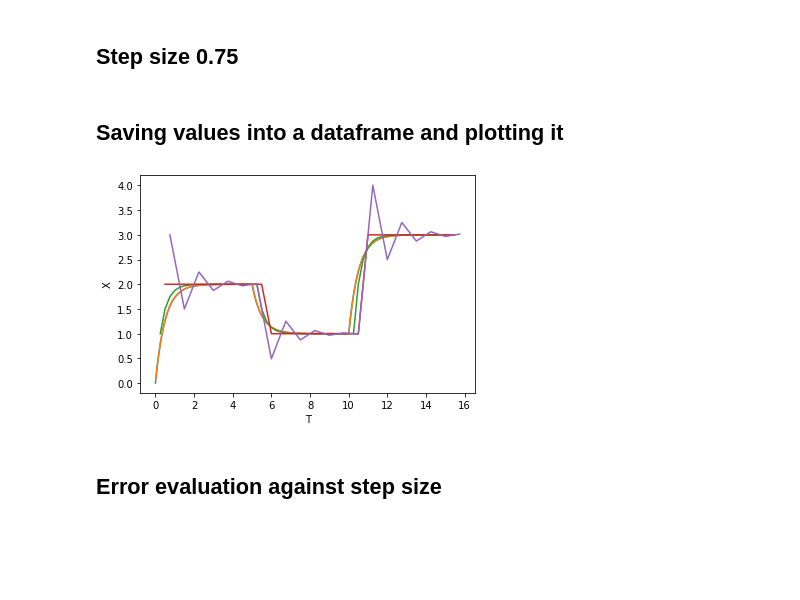
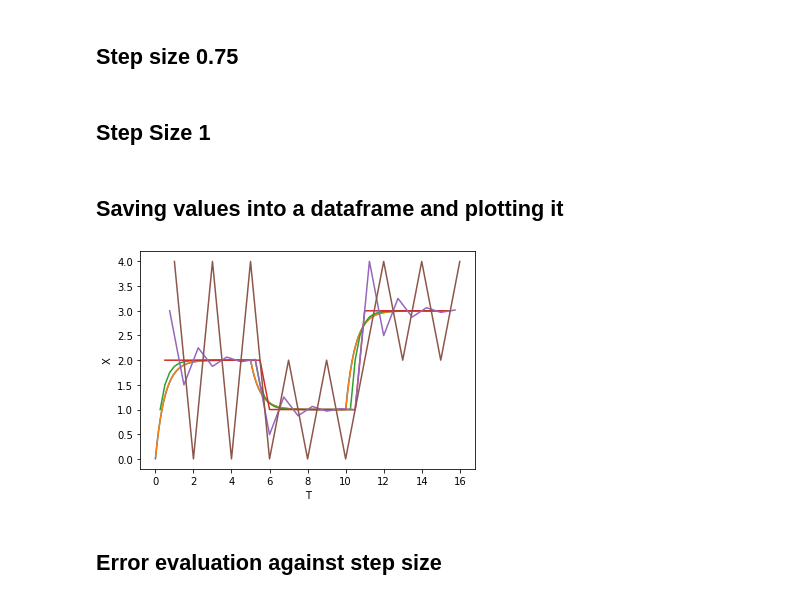
Before and after one commit to Kikumu/Computational-science-practice, a Jupyter notebook: CourseProject/Computational-Science-ACW.ipynb, the cells around one changed output. Drawn from its saved outputs; the diff is of its cells as text; code cells hidden in the pictures; blank space fills up the shorter version.

```diff
--- a/CourseProject/Computational-Science-ACW.ipynb
+++ b/CourseProject/Computational-Science-ACW.ipynb
@@ -45,7 +45,7 @@ def simulation(x,t,h):
         x_exact_array.append(x_exact)
         save+=1
         #save every 10th integral if h<=0.01
-        if(save%10 == 0):
+        if(save%10 == 0 and h <= 0.01):
             U_save.append(U)
             t_save.append(t)
             x_save.append(x)
@@ -144,6 +144,23 @@ x_exact_array5 = []
 
 #step size
 U_save5,t_save5,x_save5,x_exact_save5,U_array5,t_array5,x_array5,x_exact_array5=simulation(0,0,0.75)
+# %% [markdown]
+## Step Size 1
+# %%
+U_save6 = []
+t_save6 = []
+x_save6 = []
+x_exact_save6 = []
+
+
+##saves every time
+U_array6 = []
+t_array6 = []
+x_array6 = []
+x_exact_array6 = []
+
+#step size
+U_save6,t_save6,x_save6,x_exact_save6,U_array6,t_array6,x_array6,x_exact_array6=simulation(0,0,1)
 # %% [markdown]
 ## Saving values into a dataframe and plotting it
 # %%
@@ -157,13 +174,16 @@ data4= {'X':x_array4,'T':t_array4}
 df4= pd.DataFrame(data4)
 data5= {'X':x_array5,'T':t_array5}
 df5= pd.DataFrame(data5)
+data6= {'X':x_array6,'T':t_array6}
+df6= pd.DataFrame(data6)
 # %%
 plt3 = sns.lineplot(x="T", y="X", data=df1) #blue
 plt4 = sns.lineplot(x="T", y="X", data=df2) #Orange
 plt5 = sns.lineplot(x="T", y="X", data=df3) #Green
 plt6 = sns.lineplot(x="T", y="X", data=df4) #Red
 plt7 = sns.lineplot(x="T", y="X", data=df5) #Purple
+plt8 = sns.lineplot(x="T", y="X", data=df6) #Purple
 # %% [output]
-[figure, old version]
+[figure, new version]
 # %% [markdown]
 ## Error evaluation against step size
```
Also changed, not shown: parts of 27 cells of this notebook.
